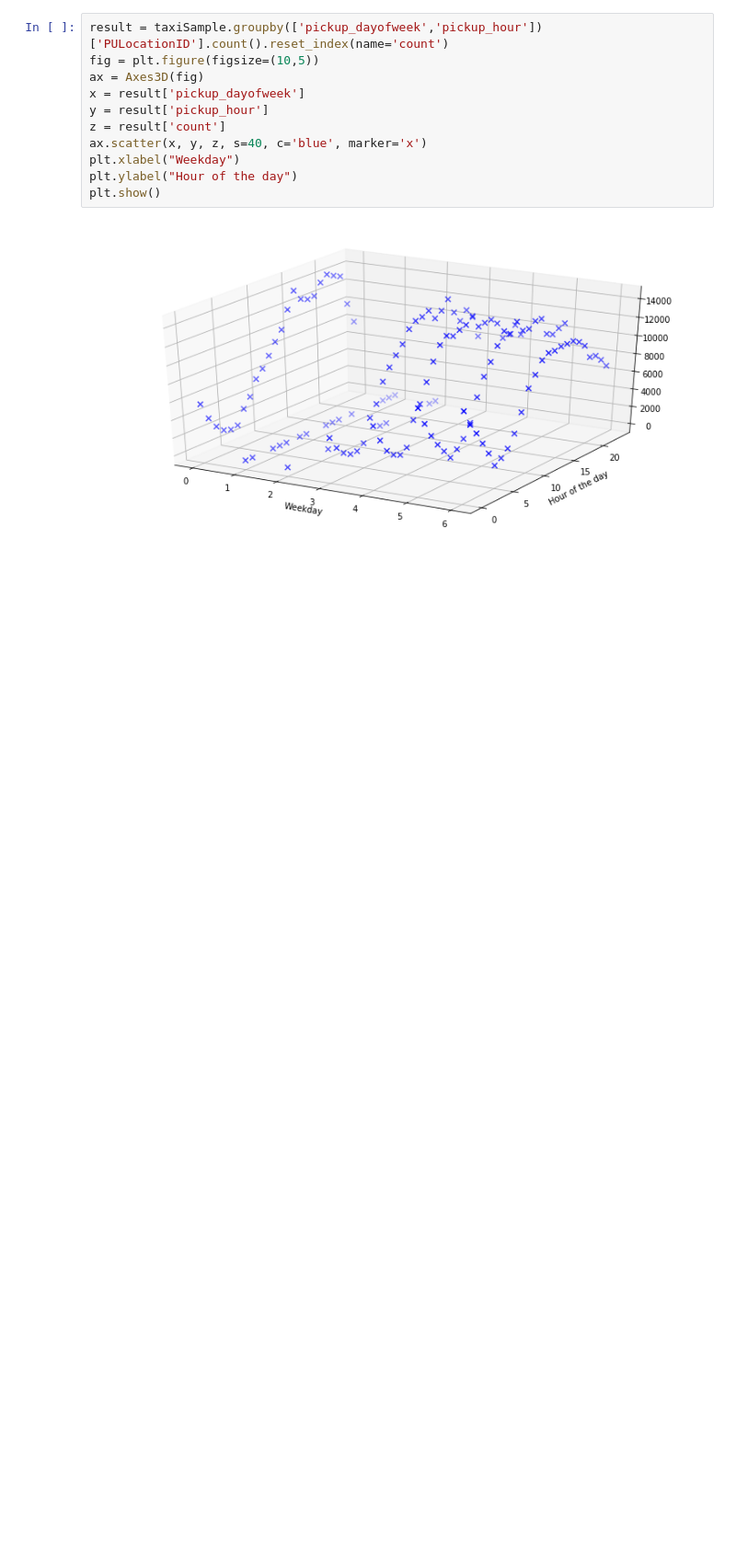
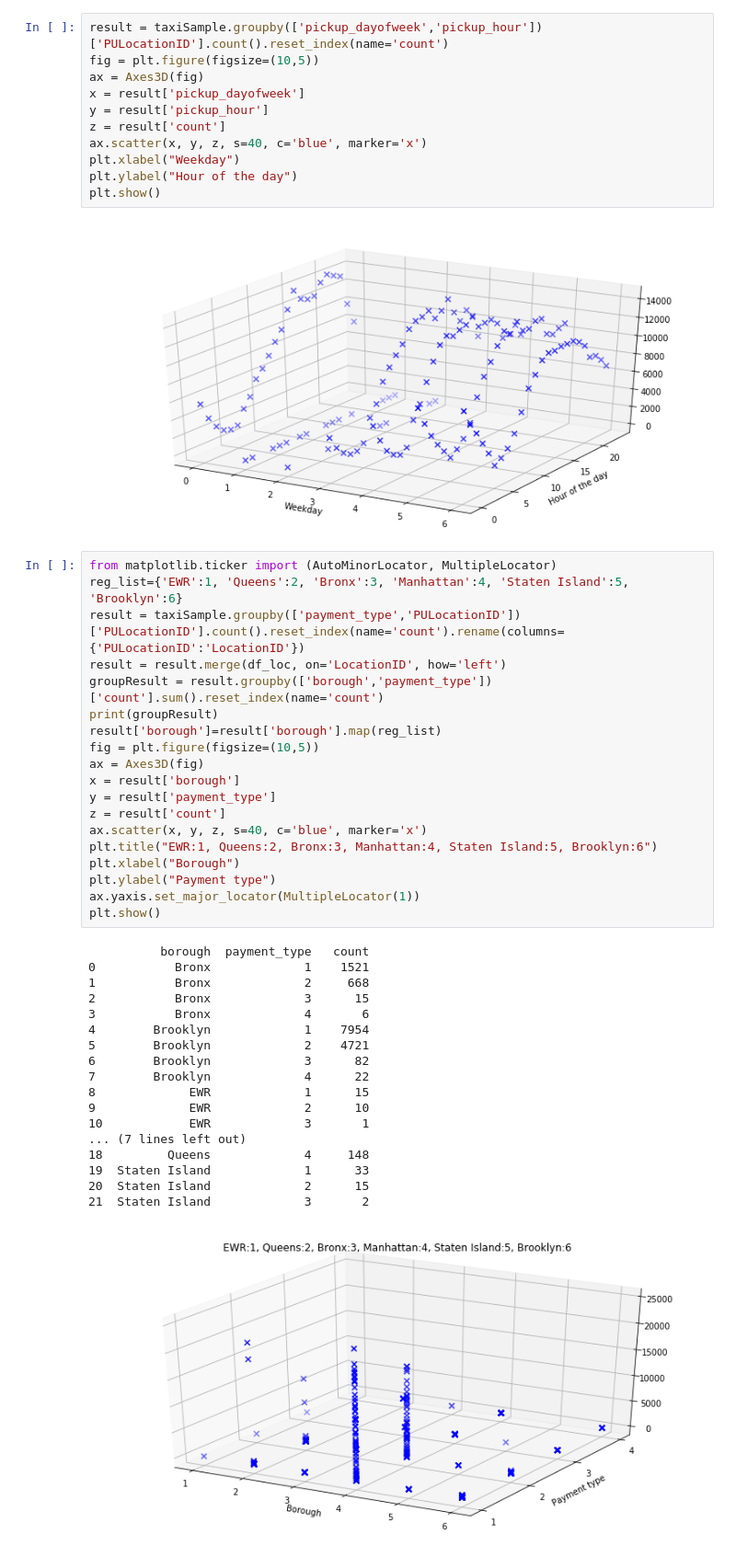
Before and after one commit to maliakber/algorithm-data-model-csc-501, a Jupyter notebook: source/assignment-2/assignment-2-jupnote.ipynb, the cells around one changed output. Shown at 92% size. Cells and saved outputs as stored; diff of their text form; blank space fills up the shorter version.

```diff
--- a/source/assignment-2/assignment-2-jupnote.ipynb
+++ b/source/assignment-2/assignment-2-jupnote.ipynb
@@ -1070,3 +1070,41 @@ plt.ylabel("Hour of the day")
 plt.show()
 # %% [output]
 [figure]
+# %%
+from matplotlib.ticker import (AutoMinorLocator, MultipleLocator)
+reg_list={'EWR':1, 'Queens':2, 'Bronx':3, 'Manhattan':4, 'Staten Island':5, 'Brooklyn':6}
+result = taxiSample.groupby(['payment_type','PULocationID'])['PULocationID'].count().reset_index(name='count').rename(columns={'PULocationID':'LocationID'})
+result = result.merge(df_loc, on='LocationID', how='left')
+groupResult = result.groupby(['borough','payment_type'])['count'].sum().reset_index(name='count')
+print(groupResult)
+result['borough']=result['borough'].map(reg_list)
+fig = plt.figure(figsize=(10,5))
+ax = Axes3D(fig)
+x = result['borough']
+y = result['payment_type']
+z = result['count']
+ax.scatter(x, y, z, s=40, c='blue', marker='x')
+plt.title("EWR:1, Queens:2, Bronx:3, Manhattan:4, Staten Island:5, Brooklyn:6")
+plt.xlabel("Borough")
+plt.ylabel("Payment type")
+ax.yaxis.set_major_locator(MultipleLocator(1))
+plt.show()
+# %% [output]
+          borough  payment_type   count
+0           Bronx             1    1521
+1           Bronx             2     668
+2           Bronx             3      15
+3           Bronx             4       6
+4        Brooklyn             1    7954
+5        Brooklyn             2    4721
+6        Brooklyn             3      82
+7        Brooklyn             4      22
+8             EWR             1      15
+9             EWR             2      10
+10            EWR             3       1
+... (7 lines left out)
+18         Queens             4     148
+19  Staten Island             1      33
+20  Staten Island             2      15
+21  Staten Island             3       2
+[figure, added]
```
Also changed, not shown: parts of 5 cells of this notebook.
